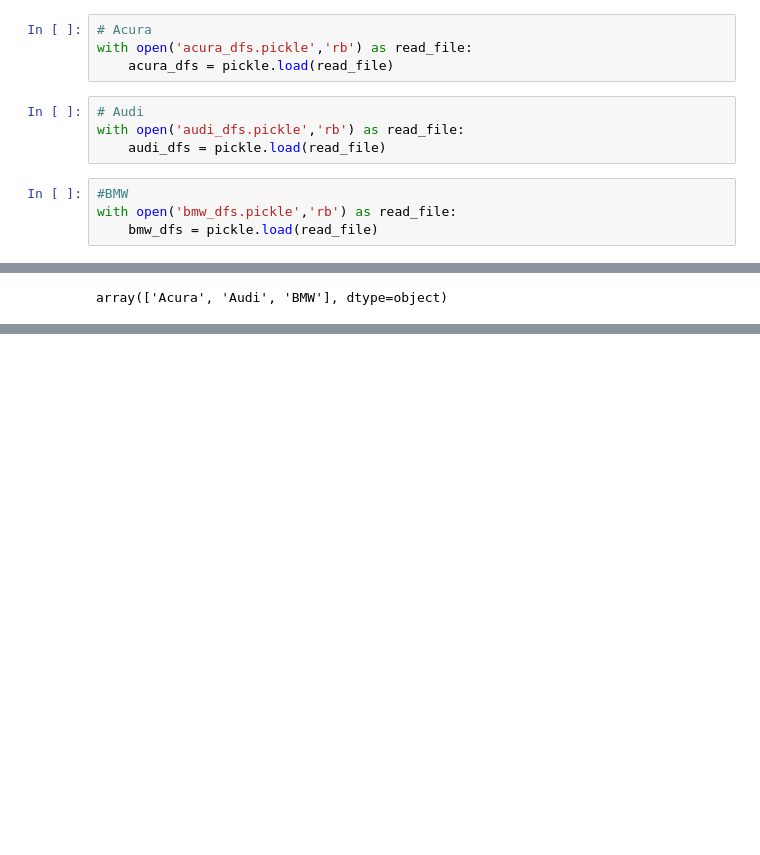
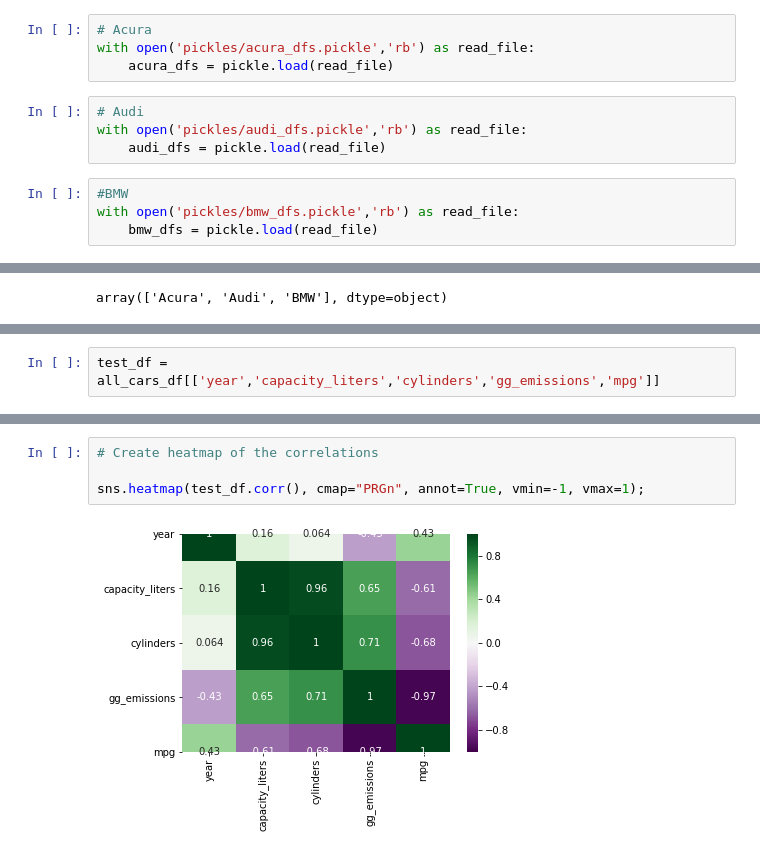
Before and after one commit to cecann10/Test, a Jupyter notebook: Metis_Projects/project_2/aaa_conjunction_junction_all_cars.ipynb, the cells around one changed output, grey strips where cells are left out. Cells and saved outputs as stored; diff of their text form; blank space fills up the shorter version.

```diff
--- a/Metis_Projects/project_2/aaa_conjunction_junction_all_cars.ipynb
+++ b/Metis_Projects/project_2/aaa_conjunction_junction_all_cars.ipynb
@@ -11,15 +11,15 @@ This is where you go to bring all car make dataframes together for creating the
 Individual car make df must be created and its pickle listed here to bring it into the master car list
 # %%
 # Acura
-with open('acura_dfs.pickle','rb') as read_file:
+with open('pickles/acura_dfs.pickle','rb') as read_file:
     acura_dfs = pickle.load(read_file)
 # %%
 # Audi
-with open('audi_dfs.pickle','rb') as read_file:
+with open('pickles/audi_dfs.pickle','rb') as read_file:
     audi_dfs = pickle.load(read_file)
 # %%
 #BMW
-with open('bmw_dfs.pickle','rb') as read_file:
+with open('pickles/bmw_dfs.pickle','rb') as read_file:
     bmw_dfs = pickle.load(read_file)
 # %% [markdown]
 **Step 2:** Pull all unpickled dfs together to create final list of all cars!
@@ -51,0 +66,2 @@ all_cars_df.sample(10)
+# %%
+test_df = all_cars_df[['year','capacity_liters','cylinders','gg_emissions','mpg']]
@@ -51,0 +79,6 @@ all_cars_df.sample(10)
+# %%
+# Create heatmap of the correlations
+
+sns.heatmap(test_df.corr(), cmap="PRGn", annot=True, vmin=-1, vmax=1);
+# %% [output]
+[figure, added]
```
Also changed, not shown: parts of 12 cells of this notebook, 4 other files.
